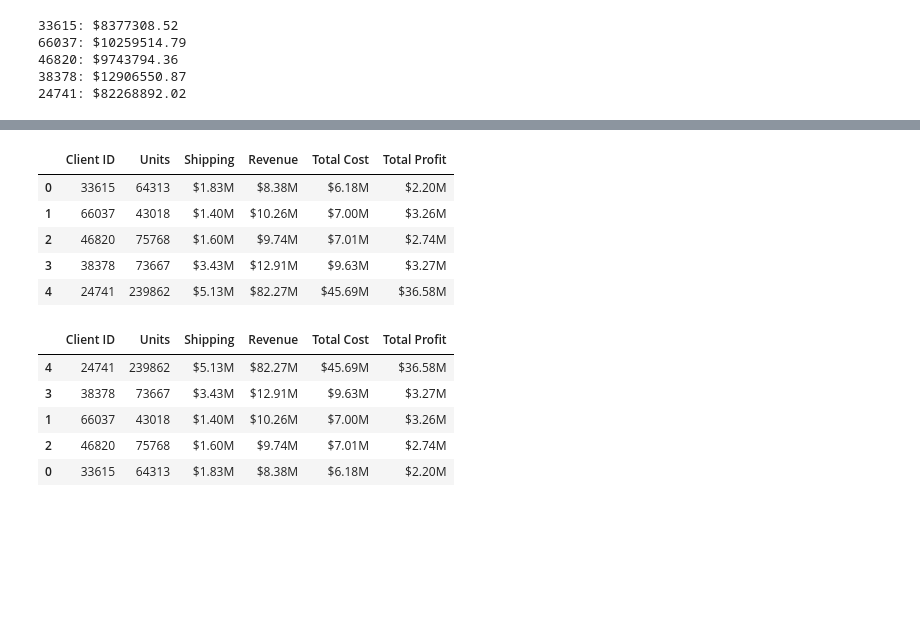
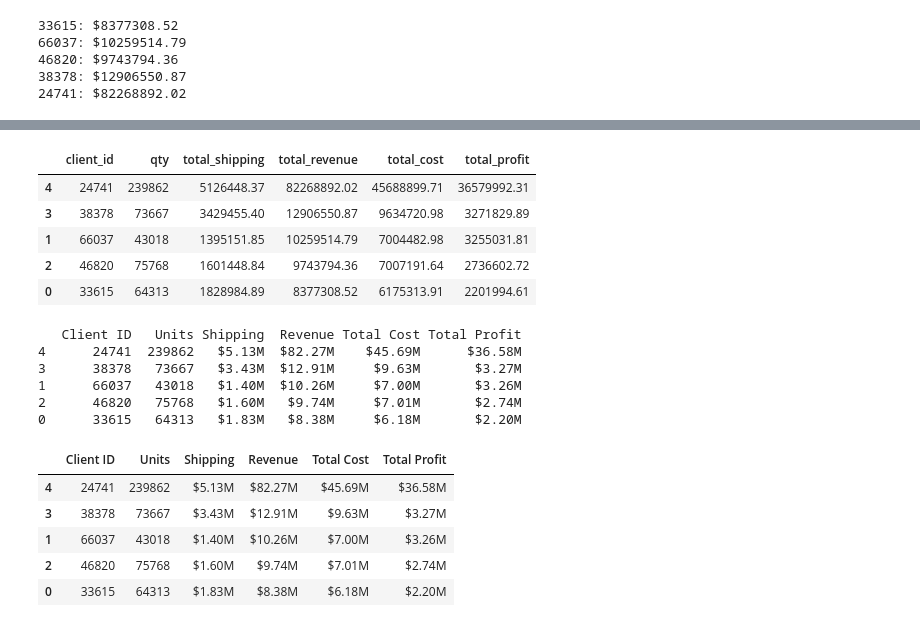
Before and after one commit to Crkanouff/pandas-challenge-1, a Jupyter notebook: module_4_challenge.ipynb, the cells around one changed output, grey strips where cells are left out. Saved outputs shown, nothing was run; the diff lists cells and outputs as text; code cells hidden in the pictures; blank space fills up the shorter version.

```diff
--- a/module_4_challenge.ipynb
+++ b/module_4_challenge.ipynb
@@ -322,24 +258,60 @@ summary_df
+# %%
+# Create a summary DataFrame showing the totals for the
+# for the top 5 clients with the following information:
+# total units purchased, total shipping price,
+# total revenue, and total profit. Sort by total profit.
+
+summary_data = []
+top_five_client_ids = [33615, 66037, 46820, 38378, 24741]
+for client in top_five_client_ids:
+    #save each key figure as a variable
+    client_qty = df.loc[df["client_id"] == client]["qty"].sum()
+    client_ship = round(df.loc[df["client_id"] == client]["shipping_price"].sum(),2)
+    client_revenue = round(df.loc[df["client_id"] == client]["total_price"].sum(),2)
+    client_cost = round(df.loc[df["client_id"] == client]["line_cost"].sum(),2)
+    client_profit = round(df.loc[df["client_id"] == client]["line_profit"].sum(),2)
+    #build a dictionary of these key values
+    client_data = {"client_id":client,
+                   "qty":client_qty,
+                   "total_shipping":client_ship,
+                   "total_revenue":client_revenue,
+                   "total_cost":client_cost,
+                   "total_profit":client_profit}
+    #append the data to a list
+    summary_data.append(client_data)
+
+summary_df = pd.DataFrame(summary_data)
+summary_df = summary_df.sort_values("total_profit", ascending=False)
+
+summary_df.head()
+# %% [output]
+|  | client_id | qty | total_shipping | total_revenue | total_cost | total_profit |
+| 4 | 24741 | 239862 | 5126448.37 | 82268892.02 | 45688899.71 | 36579992.31 |
+| 3 | 38378 | 73667 | 3429455.40 | 12906550.87 | 9634720.98 | 3271829.89 |
+| 1 | 66037 | 43018 | 1395151.85 | 10259514.79 | 7004482.98 | 3255031.81 |
+| 2 | 46820 | 75768 | 1601448.84 | 9743794.36 | 7007191.64 | 2736602.72 |
+| 0 | 33615 | 64313 | 1828984.89 | 8377308.52 | 6175313.91 | 2201994.61 |
 # %%
-# Format the data and rename the columns
-# to names suitable for presentation.
-# Currency should be in millions of dollars.
 
-summary_df = pd.DataFrame(client_data)
-rename_columns = summary_df.rename(columns={"client_id":"Client ID", "qty":"Units", "shipping_price":"Shipping", "line_price":"Revenue", "line_cost":"Total Cost","line_profit":"Total Profit"})
+# Assuming you have a DataFrame named summary_df
+# Rename columns and format currency in millions of dollars
+summary_df.rename(columns={"client_id": "Client ID", "qty": "Units", "total_shipping": "Shipping",
+                            "total_revenue": "Revenue", "total_cost": "Total Cost", "total_profit": "Total Profit"}, inplace=True)
 
-rename_columns['Shipping'] = (rename_columns['Shipping'] / 1000000).apply(lambda x: f"${x:.2f}M")
-rename_columns['Revenue'] = (rename_columns['Revenue'] / 1000000).apply(lambda x: f"${x:.2f}M")
-rename_columns['Total Cost'] = (rename_columns['Total Cost'] / 1000000).apply(lambda x: f"${x:.2f}M")
-rename_columns['Total Profit'] = (rename_columns['Total Profit'] / 1000000).apply(lambda x: f"${x:.2f}M")
+summary_df['Shipping'] = (summary_df['Shipping'] / 1000000).apply(lambda x: f"${x:.2f}M")
+summary_df['Revenue'] = (summary_df['Revenue'] / 1000000).apply(lambda x: f"${x:.2f}M")
+summary_df['Total Cost'] = (summary_df['Total Cost'] / 1000000).apply(lambda x: f"${x:.2f}M")
+summary_df['Total Profit'] = (summary_df['Total Profit'] / 1000000).apply(lambda x: f"${x:.2f}M")
 
-rename_columns
+# Print the formatted summary DataFrame
+print(summary_df)
 # %% [output]
-|  | Client ID | Units | Shipping | Revenue | Total Cost | Total Profit |
-| 0 | 33615 | 64313 | $1.83M | $8.38M | $6.18M | $2.20M |
-| 1 | 66037 | 43018 | $1.40M | $10.26M | $7.00M | $3.26M |
-| 2 | 46820 | 75768 | $1.60M | $9.74M | $7.01M | $2.74M |
-| 3 | 38378 | 73667 | $3.43M | $12.91M | $9.63M | $3.27M |
-| 4 | 24741 | 239862 | $5.13M | $82.27M | $45.69M | $36.58M |
+   Client ID   Units Shipping  Revenue Total Cost Total Profit
+4      24741  239862   $5.13M  $82.27M    $45.69M      $36.58M
+3      38378   73667   $3.43M  $12.91M     $9.63M       $3.27M
+1      66037   43018   $1.40M  $10.26M     $7.00M       $3.26M
+2      46820   75768   $1.60M   $9.74M     $7.01M       $2.74M
+0      33615   64313   $1.83M   $8.38M     $6.18M       $2.20M
 # %%
 # Sort the updated data by "Total Profit" form highest to lowest
 summary_df_sorted = rename_columns.sort_values(by='Total Profit', ascending=False)
```
Also changed, not shown: parts of 1 cell of this notebook.
